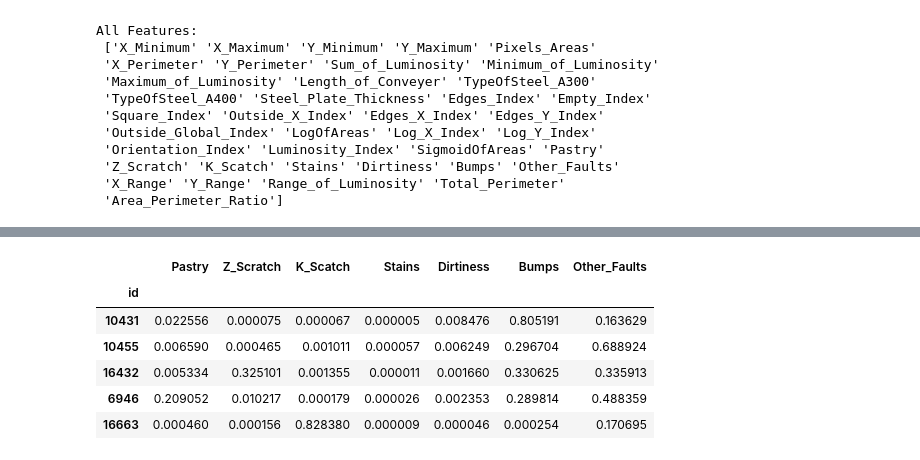
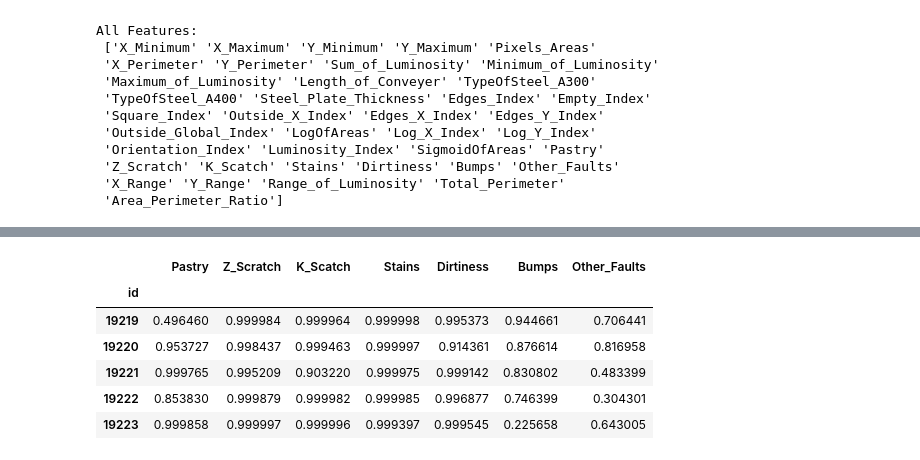
Before and after one commit to chalseoko/steel_plate_defect_prediction, a Jupyter notebook: steel-plate-defect-prediction.ipynb, the cells around one changed output, grey strips where cells are left out. Cells and saved outputs as stored; diff of their text form; code cells hidden in the pictures.

Commit message:
Kaggle Notebook | Steel Plate Defect Prediction  | Version 5

```diff
--- a/steel-plate-defect-prediction.ipynb
+++ b/steel-plate-defect-prediction.ipynb
@@ -221,0 +104,27 @@ Parameter importances:
+# %%
+X = train_data.drop(columns=target_features)
+y = train_data[target_features]
+
+X_train, X_test, y_train, y_test = train_test_split(X, y, test_size=0.25, random_state=0)
+# %%
+def fit_data(x_data, y_data, defect, params={}):
+    model = XGBClassifier(**params, random_state=0)
+    model.fit(x_data, y_data[defect])
+
+    preds = model.predict_proba(x_data)
+    auc = round(roc_auc_score(y_data, preds) * 100, 2)
+
+    print(defect, ":",  auc, "%")
+    roc_auc_scores.append(auc)
+
+    return model
+# %%
+print("Training  ROC-AUC scores:\n")
+roc_auc_scores = list()
+models = dict()
+
+for defect in target_features:
+    model = fit_data(X_train, y_train, defect)
+    models[defect] = model
+
+print("\nOverall score: ", round(np.mean(roc_auc_scores),2), "%")
@@ -222,12 +143,14 @@ Parameter importances:
+# %%
+for defect_name in models:
+    submission[defect_name] = models[defect_name].predict_proba(test_data)
 # %%
-predictions = get_predictions(clf, X_test)
-predictions.to_csv('submission.csv')
-predictions.head()
+submission.to_csv('submission.csv')
+submission.head()
 # %% [output]
 |  | Pastry | Z_Scratch | K_Scatch | Stains | Dirtiness | Bumps | Other_Faults |
 | id |  |  |  |  |  |  |  |
-| 10431 | 0.022556 | 0.000075 | 0.000067 | 0.000005 | 0.008476 | 0.805191 | 0.163629 |
-| 10455 | 0.006590 | 0.000465 | 0.001011 | 0.000057 | 0.006249 | 0.296704 | 0.688924 |
-| 16432 | 0.005334 | 0.325101 | 0.001355 | 0.000011 | 0.001660 | 0.330625 | 0.335913 |
-| 6946 | 0.209052 | 0.010217 | 0.000179 | 0.000026 | 0.002353 | 0.289814 | 0.488359 |
-| 16663 | 0.000460 | 0.000156 | 0.828380 | 0.000009 | 0.000046 | 0.000254 | 0.170695 |
+| 19219 | 0.496460 | 0.999984 | 0.999964 | 0.999998 | 0.995373 | 0.944661 | 0.706441 |
+| 19220 | 0.953727 | 0.998437 | 0.999463 | 0.999997 | 0.914361 | 0.876614 | 0.816958 |
+| 19221 | 0.999765 | 0.995209 | 0.903220 | 0.999975 | 0.999142 | 0.830802 | 0.483399 |
+| 19222 | 0.853830 | 0.999879 | 0.999982 | 0.999985 | 0.996877 | 0.746399 | 0.304301 |
+| 19223 | 0.999858 | 0.999997 | 0.999996 | 0.999397 | 0.999545 | 0.225658 | 0.643005 |
```
Also changed, not shown: parts of 9 cells of this notebook.
